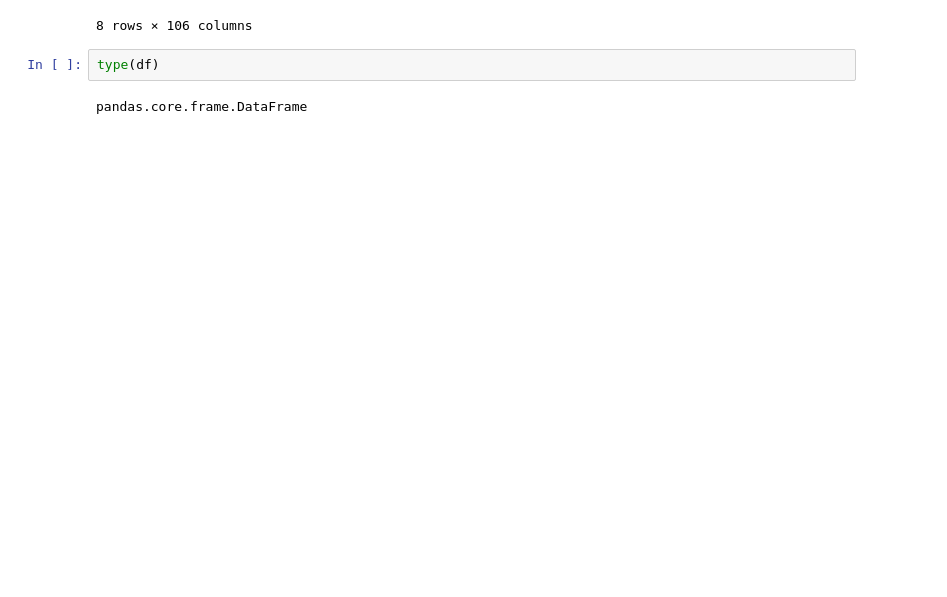
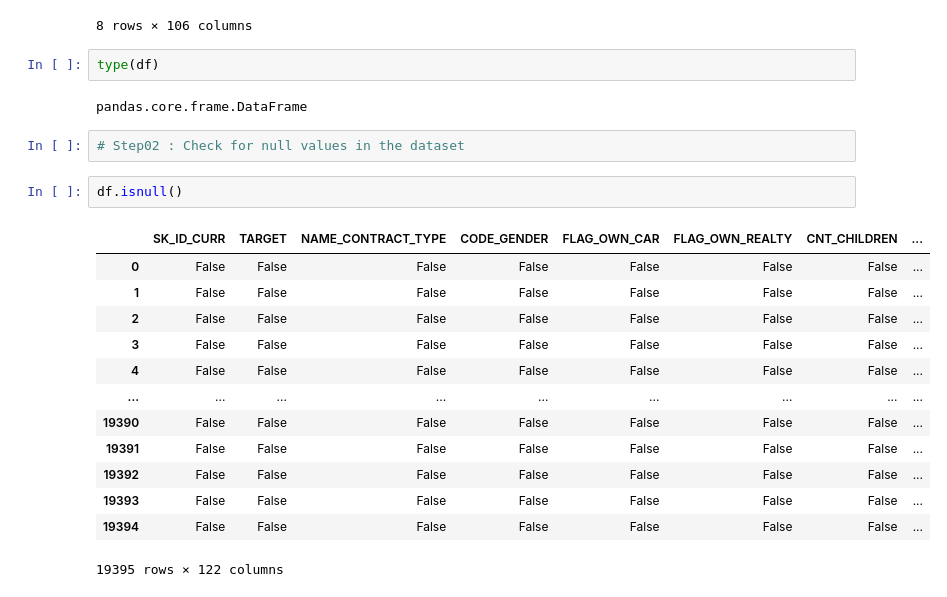
Before and after one commit to ManjariMobi/duplicate, a Jupyter notebook: HouseLoanDataAnalysis.ipynb, the cells around one changed output. Cells and saved outputs as stored; diff of their text form; blank space fills up the shorter version.

```diff
--- a/HouseLoanDataAnalysis.ipynb
+++ b/HouseLoanDataAnalysis.ipynb
@@ -55,3 +53,21 @@ df.describe()
 type(df)
 # %% [output]
 pandas.core.frame.DataFrame
+# %%
+# Step02 : Check for null values in the dataset
+# %%
+df.isnull()
+# %% [output]
+|  | SK_ID_CURR | TARGET | NAME_CONTRACT_TYPE | CODE_GENDER | FLAG_OWN_CAR | FLAG_OWN_REALTY | CNT_CHILDREN | ... |
+| 0 | False | False | False | False | False | False | False | ... |
+| 1 | False | False | False | False | False | False | False | ... |
+| 2 | False | False | False | False | False | False | False | ... |
+| 3 | False | False | False | False | False | False | False | ... |
+| 4 | False | False | False | False | False | False | False | ... |
+| ... | ... | ... | ... | ... | ... | ... | ... | ... |
+| 19390 | False | False | False | False | False | False | False | ... |
+| 19391 | False | False | False | False | False | False | False | ... |
+| 19392 | False | False | False | False | False | False | False | ... |
+| 19393 | False | False | False | False | False | False | False | ... |
+| 19394 | False | False | False | False | False | False | False | ... |
+19395 rows × 122 columns
```
Also changed, not shown: parts of 47 cells of this notebook.
